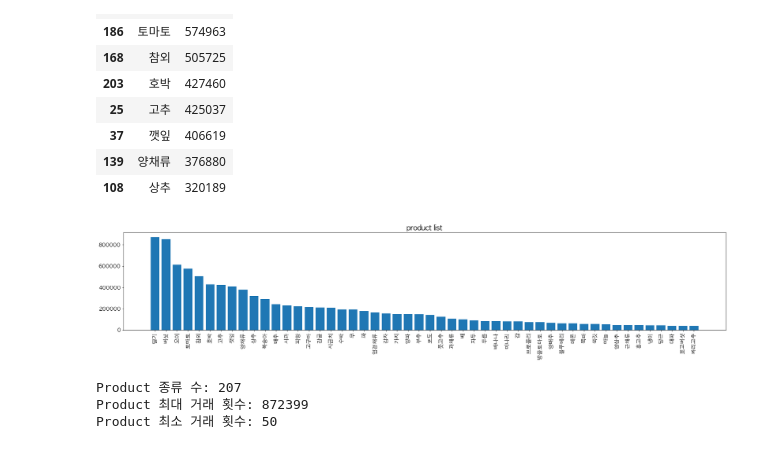
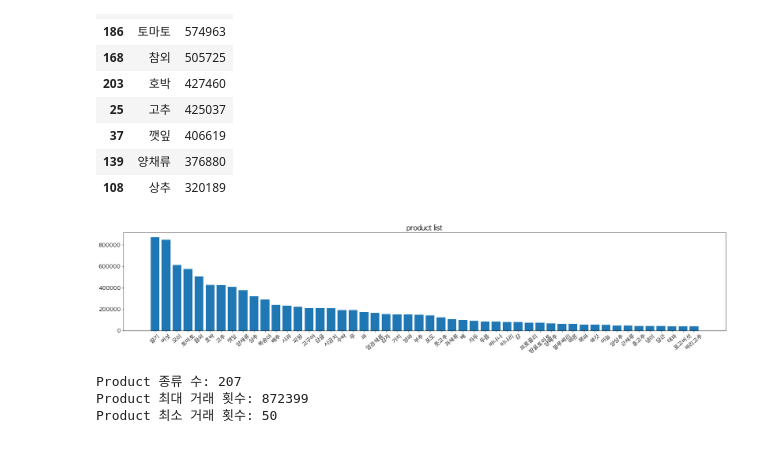
Before and after one commit to LUCI031/grocery_auction, a Jupyter notebook: eda.ipynb, the cells around one changed output. Saved outputs shown, nothing was run; the diff lists cells and outputs as text; code cells hidden in the pictures.

```diff
--- a/eda.ipynb
+++ b/eda.ipynb
@@ -485,17 +480,17 @@ prd_sold.sort_values('count', ascending=False).head(10)
 # %%
 # 하스토그램을 이용해 Store를 시각화하여 품목들의 거래 횟수 분포 확인
 plt.figure(figsize=(30,5))
 plt.bar(prd_sold.sort_values('count',ascending=False).head(50)['prd'], prd_sold.sort_values('count',ascending=False).head(50)['count'])
 plt.title("product list", size=20)
-plt.xticks(rotation=90)
+plt.xticks(rotation=40)
 plt.show()
 
 # 명확한 숫자를 확인하기 위해 수치를 출력
 print(f"Product 종류 수: {len(df['prd'].unique())}")
 print(f"Product 최대 거래 횟수: {df['prd'].value_counts().max()}")
 print(f"Product 최소 거래 횟수: {df['prd'].value_counts().min()}")
 # %% [output]
-[figure, old version]
+[figure, new version]
 Product 종류 수: 207
 Product 최대 거래 횟수: 872399
 Product 최소 거래 횟수: 50
```
Also changed, not shown: parts of 12 cells of this notebook.
